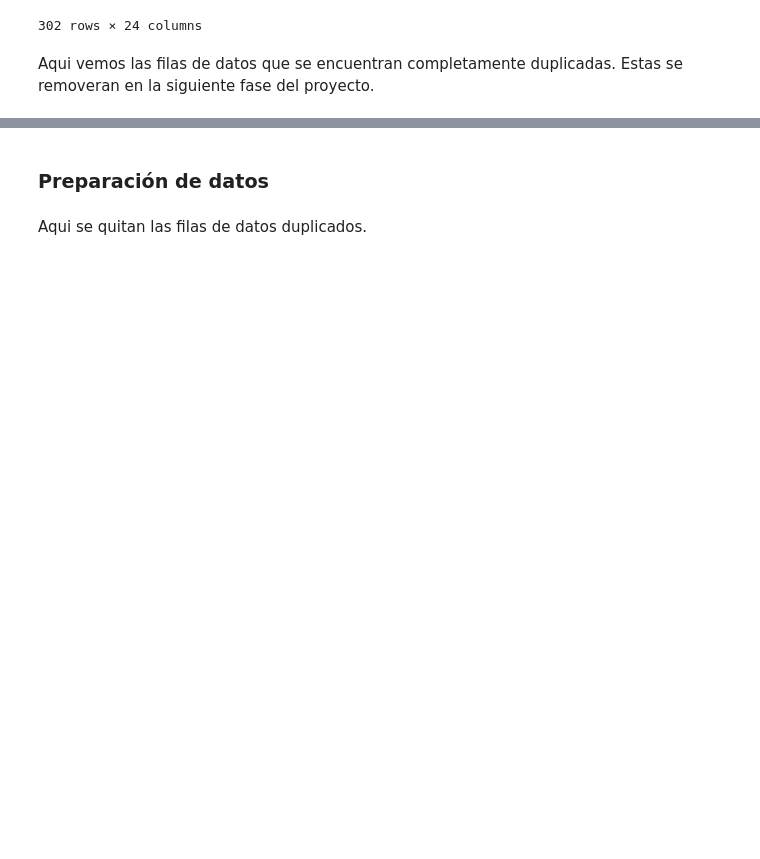
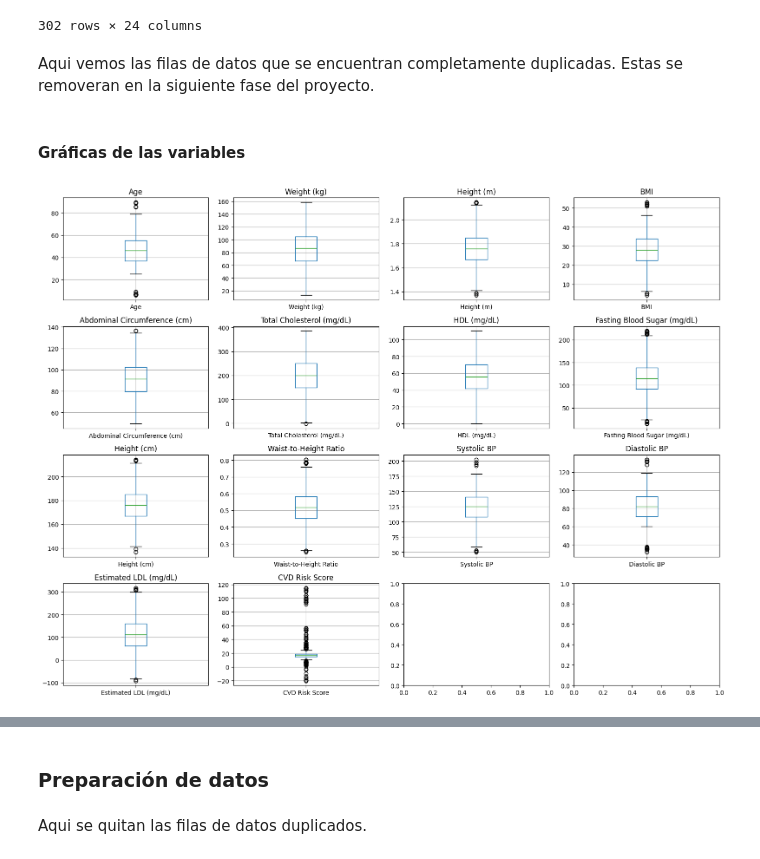
Before and after one commit to Rozen14/AMLab1, a Jupyter notebook: AlpesHearth.ipynb, the cells around one changed output, grey strips where cells are left out. Drawn from its saved outputs; the diff is of its cells as text; code cells hidden in the pictures; blank space fills up the shorter version.

```diff
--- a/AlpesHearth.ipynb
+++ b/AlpesHearth.ipynb
@@ -299,3 +298,21 @@ np.int64(151)
 302 rows × 24 columns
 # %% [markdown]
 Aqui vemos las filas de datos que se encuentran completamente duplicadas. Estas se removeran en la siguiente fase del proyecto.
+# %% [markdown]
+#### Gráficas de las variables
+# %%
+# Se incluyen unicamente variables numericas para los boxplots
+numeric_cols = data.select_dtypes(include=['float64', 'int64']).columns
+
+fig, axes = plt.subplots(4, 4, figsize=(16, 12))
+axes = axes.flatten()
+
+for i, col in enumerate(numeric_cols):
+    if i < len(axes):
+        data.boxplot(column=col, ax=axes[i])
+        axes[i].set_title(col)
+
+plt.tight_layout()
+plt.show()
+# %% [output]
+[figure, added]
```
Also changed, not shown: parts of 19 cells of this notebook.
